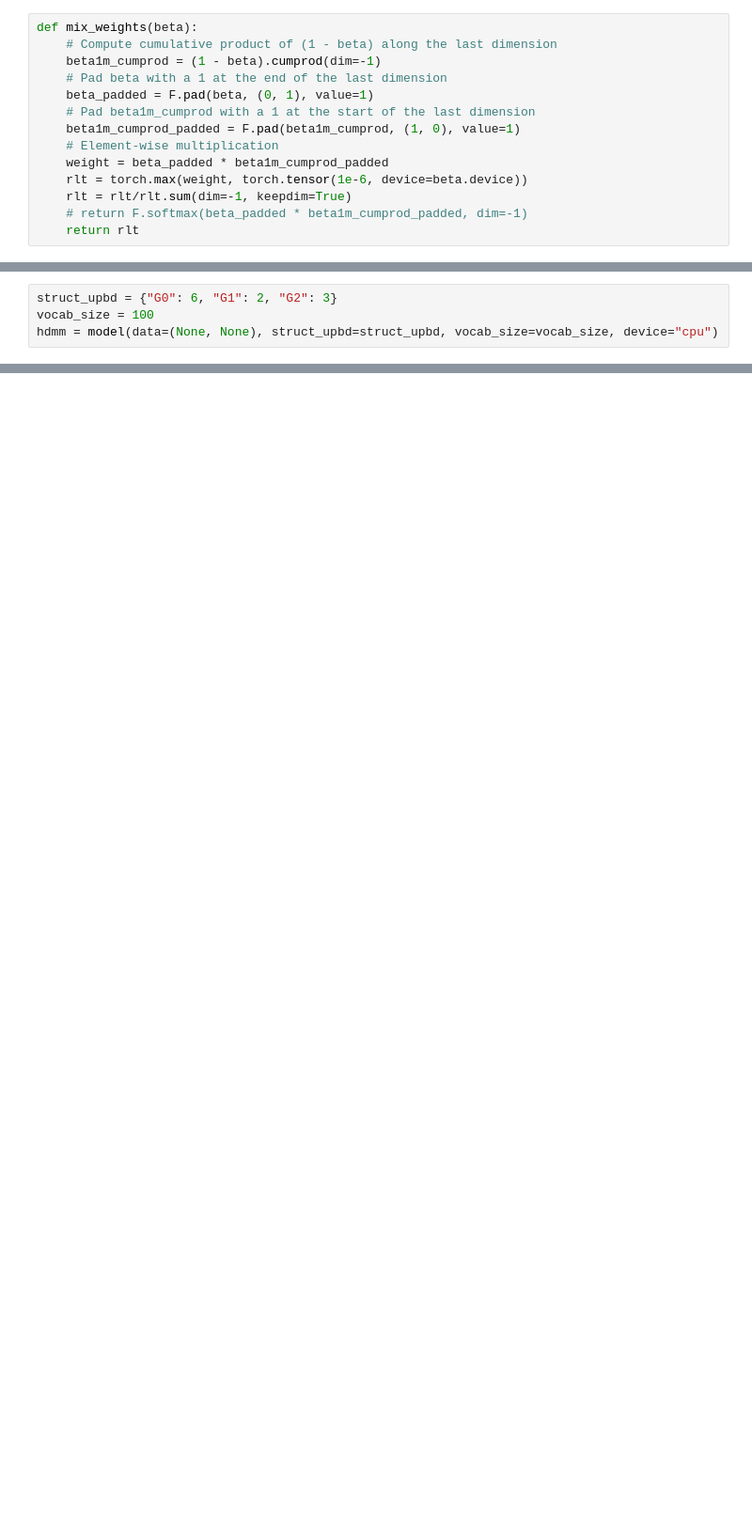
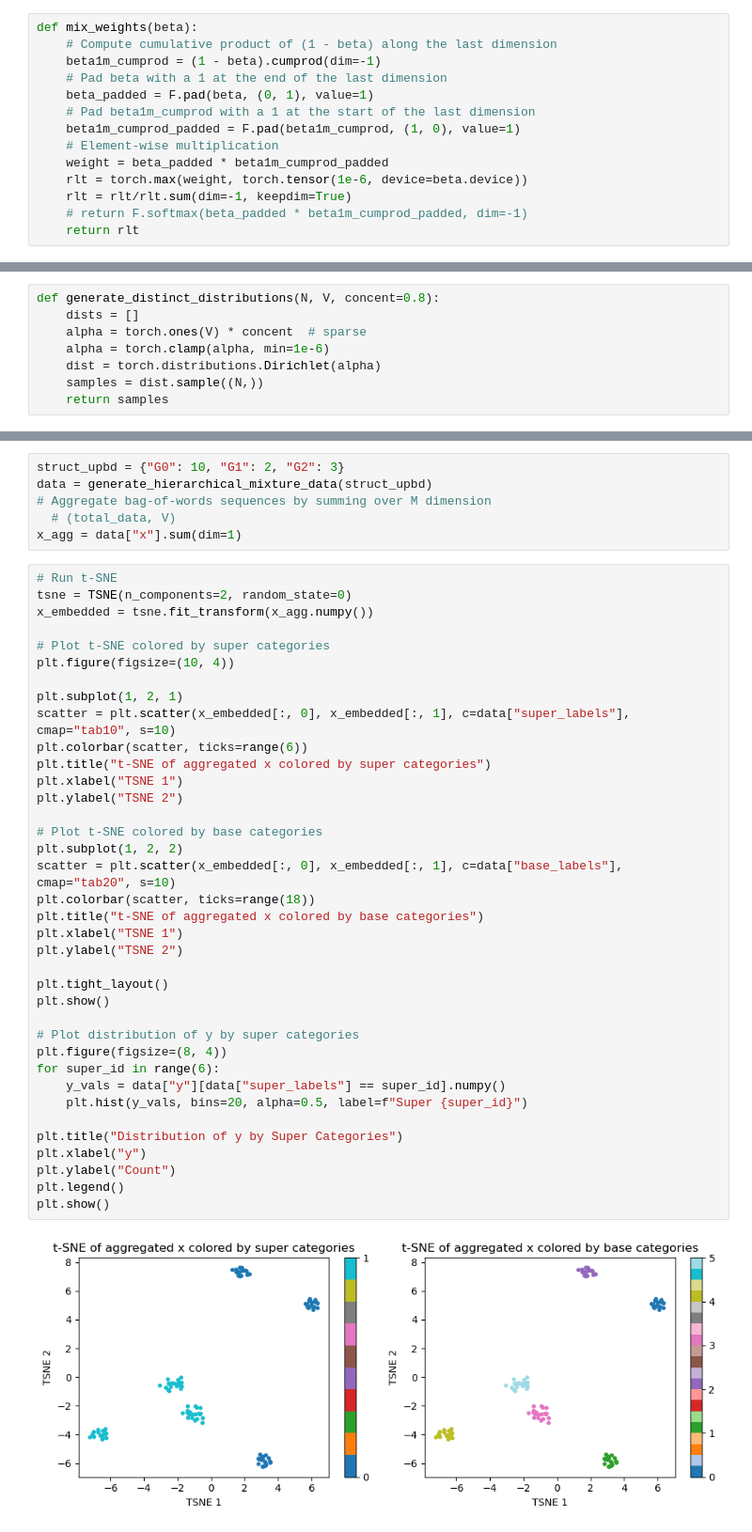
Before and after one commit to Zhennan-Wu/DrugRes, a Jupyter notebook: src/pyro_hdmm-mcmc.ipynb, the cells around one changed output, grey strips where cells are left out. Shown at 94% size. Drawn from its saved outputs; the diff is of its cells as text; blank space fills up the shorter version.

```diff
--- a/src/pyro_hdmm-mcmc.ipynb
+++ b/src/pyro_hdmm-mcmc.ipynb
@@ -180,7 +208,3 @@ def model(data, struct_upbd, vocab_size, device):
             "reg": reg
         }
     }
-# %%
-struct_upbd = {"G0": 6, "G1": 2, "G2": 3}
-vocab_size = 100
-hdmm = model(data=(None, None), struct_upbd=struct_upbd, vocab_size=vocab_size, device="cpu")
@@ -190,0 +244,8 @@ print(torch.unique(hdmm["words"]["z_gen"],  return_counts=True))
+# %%
+def generate_distinct_distributions(N, V, concent=0.8):
+    dists = []
+    alpha = torch.ones(V) * concent  # sparse
+    alpha = torch.clamp(alpha, min=1e-6)
+    dist = torch.distributions.Dirichlet(alpha)
+    samples = dist.sample((N,))
+    return samples
@@ -190,0 +383,45 @@ print(torch.unique(hdmm["words"]["z_gen"],  return_counts=True))
+# %%
+struct_upbd = {"G0": 10, "G1": 2, "G2": 3}
+data = generate_hierarchical_mixture_data(struct_upbd)
+# Aggregate bag-of-words sequences by summing over M dimension
+  # (total_data, V)
+x_agg = data["x"].sum(dim=1)
+# %%
+# Run t-SNE
+tsne = TSNE(n_components=2, random_state=0)
+x_embedded = tsne.fit_transform(x_agg.numpy())
+
+# Plot t-SNE colored by super categories
+plt.figure(figsize=(10, 4))
+
+plt.subplot(1, 2, 1)
+scatter = plt.scatter(x_embedded[:, 0], x_embedded[:, 1], c=data["super_labels"], cmap="tab10", s=10)
+plt.colorbar(scatter, ticks=range(6))
+plt.title("t-SNE of aggregated x colored by super categories")
+plt.xlabel("TSNE 1")
+plt.ylabel("TSNE 2")
+
+# Plot t-SNE colored by base categories
+plt.subplot(1, 2, 2)
+scatter = plt.scatter(x_embedded[:, 0], x_embedded[:, 1], c=data["base_labels"], cmap="tab20", s=10)
+plt.colorbar(scatter, ticks=range(18))
+plt.title("t-SNE of aggregated x colored by base categories")
+plt.xlabel("TSNE 1")
+plt.ylabel("TSNE 2")
+
+plt.tight_layout()
+plt.show()
+
+# Plot distribution of y by super categories
+plt.figure(figsize=(8, 4))
+for super_id in range(6):
+    y_vals = data["y"][data["super_labels"] == super_id].numpy()
+    plt.hist(y_vals, bins=20, alpha=0.5, label=f"Super {super_id}")
+
+plt.title("Distribution of y by Super Categories")
+plt.xlabel("y")
+plt.ylabel("Count")
+plt.legend()
+plt.show()
+# %% [output]
+[figure, added]
```
Also changed, not shown: parts of 19 cells of this notebook, 2 other files.
